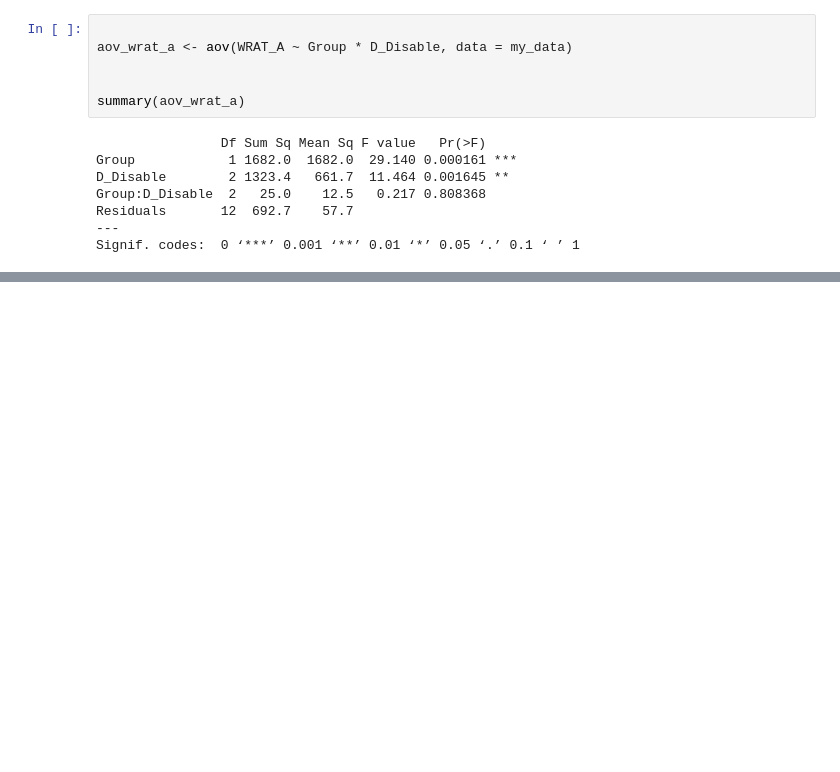
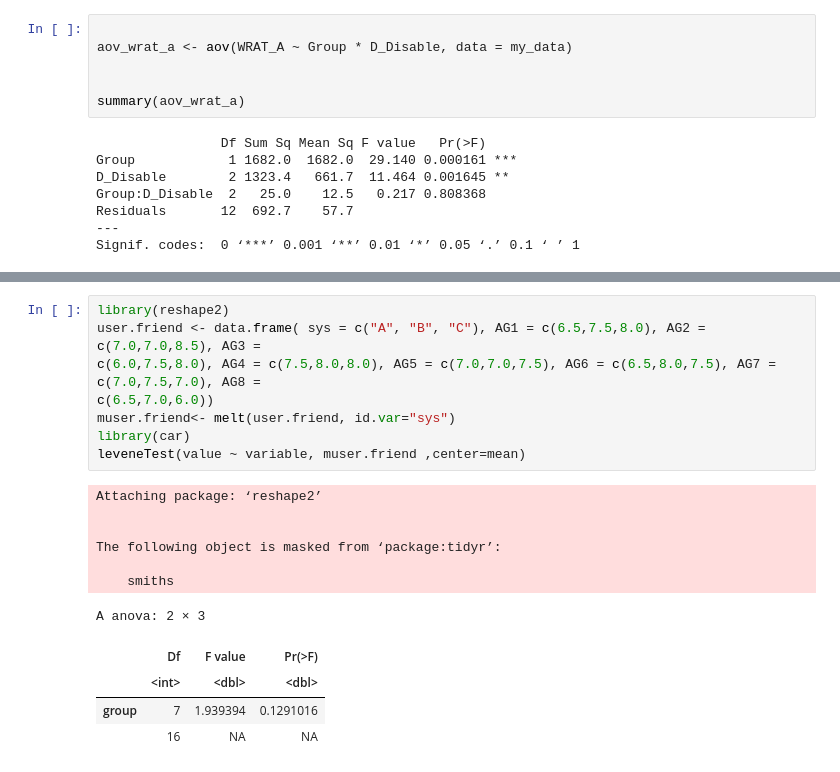
Before and after one commit to tontantip/DADS6001-Project-Applied-statistics, a Jupyter notebook: in class/anova.ipynb, the cells around one changed output, grey strips where cells are left out. Cells and saved outputs as stored; diff of their text form; blank space fills up the shorter version.

```diff
--- a/in class/anova.ipynb
+++ b/in class/anova.ipynb
@@ -358,0 +368,20 @@ Signif. codes:  0 ‘***’ 0.001 ‘**’ 0.01 ‘*’ 0.05 ‘.’ 0.1 ‘ ’
+# %%
+library(reshape2)
+user.friend <- data.frame( sys = c("A", "B", "C"), AG1 = c(6.5,7.5,8.0), AG2 = c(7.0,7.0,8.5), AG3 =
+c(6.0,7.5,8.0), AG4 = c(7.5,8.0,8.0), AG5 = c(7.0,7.0,7.5), AG6 = c(6.5,8.0,7.5), AG7 = c(7.0,7.5,7.0), AG8 =
+c(6.5,7.0,6.0))
+muser.friend<- melt(user.friend, id.var="sys")
+library(car)
+leveneTest(value ~ variable, muser.friend ,center=mean)
+# %% [output]
+Attaching package: ‘reshape2’
+
+
+The following object is masked from ‘package:tidyr’:
+
+    smiths
+A anova: 2 × 3
+|  | Df | F value | Pr(>F) |
+|  | <int> | <dbl> | <dbl> |
+| group | 7 | 1.939394 | 0.1291016 |
+|  | 16 | NA | NA |
```
Also changed, not shown: parts of 4 cells of this notebook.
